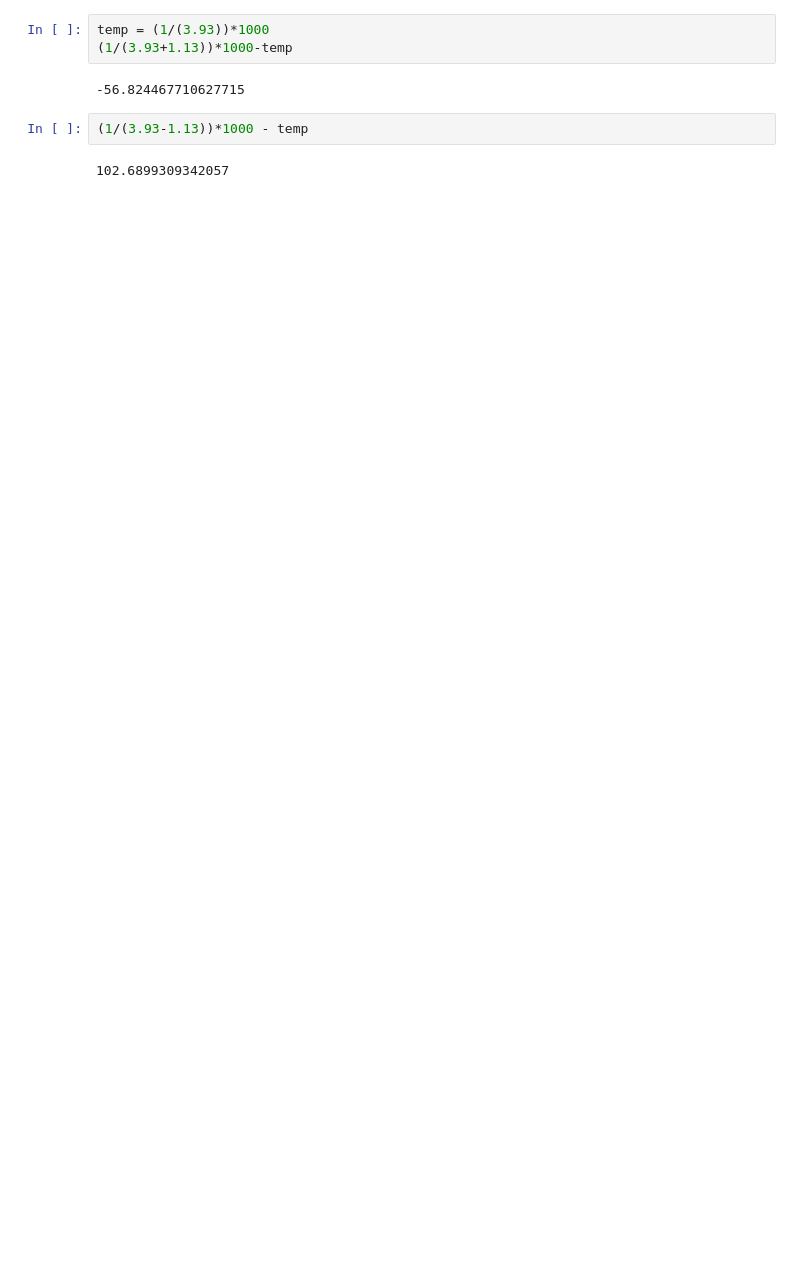
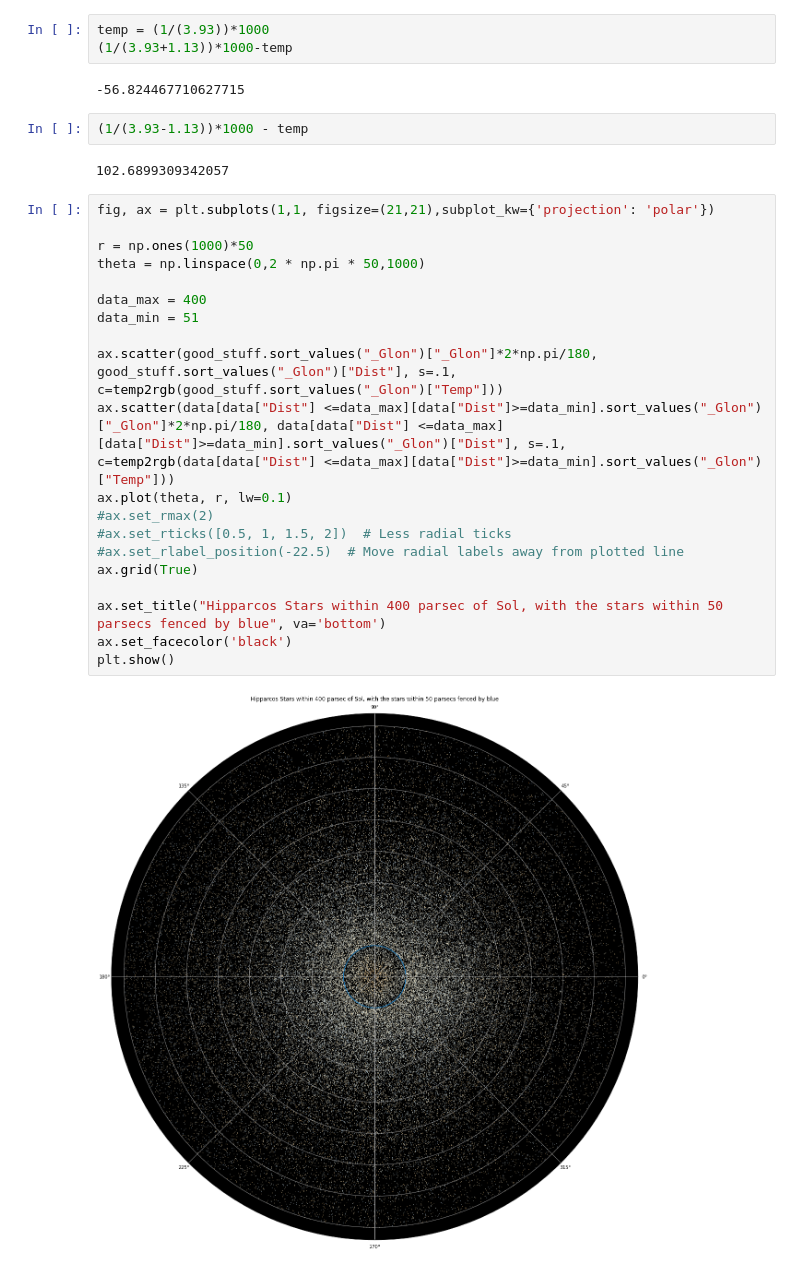
Before and after one commit to Hillcrest-R-D/AstroWorks, a Jupyter notebook: HIP_Stats.ipynb, the cells around one changed output. Cells and saved outputs as stored; diff of their text form; blank space fills up the shorter version.

```diff
--- a/HIP_Stats.ipynb
+++ b/HIP_Stats.ipynb
@@ -109,3 +182,25 @@ temp = (1/(3.93))*1000
 (1/(3.93-1.13))*1000 - temp
 # %% [output]
 102.6899309342057
+# %%
+fig, ax = plt.subplots(1,1, figsize=(21,21),subplot_kw={'projection': 'polar'})
+
+r = np.ones(1000)*50
+theta = np.linspace(0,2 * np.pi * 50,1000)
+
+data_max = 400
+data_min = 51
+
+ax.scatter(good_stuff.sort_values("_Glon")["_Glon"]*2*np.pi/180, good_stuff.sort_values("_Glon")["Dist"], s=.1, c=temp2rgb(good_stuff.sort_values("_Glon")["Temp"]))
+ax.scatter(data[data["Dist"] <=data_max][data["Dist"]>=data_min].sort_values("_Glon")["_Glon"]*2*np.pi/180, data[data["Dist"] <=data_max][data["Dist"]>=data_min].sort_values("_Glon")["Dist"], s=.1, c=temp2rgb(data[data["Dist"] <=data_max][data["Dist"]>=data_min].sort_values("_Glon")["Temp"]))
+ax.plot(theta, r, lw=0.1)
+#ax.set_rmax(2)
+#ax.set_rticks([0.5, 1, 1.5, 2])  # Less radial ticks
+#ax.set_rlabel_position(-22.5)  # Move radial labels away from plotted line
+ax.grid(True)
+
+ax.set_title("Hipparcos Stars within 400 parsec of Sol, with the stars within 50 parsecs fenced by blue", va='bottom')
+ax.set_facecolor('black')
+plt.show()
+# %% [output]
+[figure, added]
```
Also changed, not shown: parts of 23 cells of this notebook.
